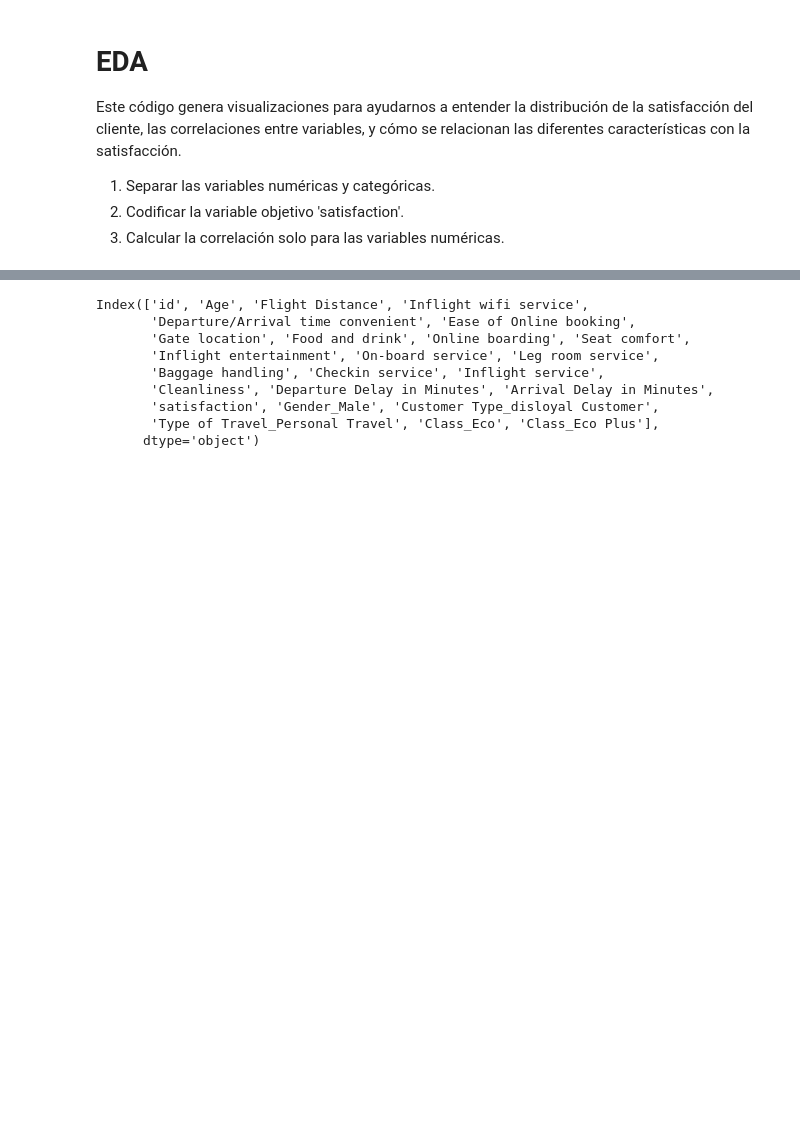
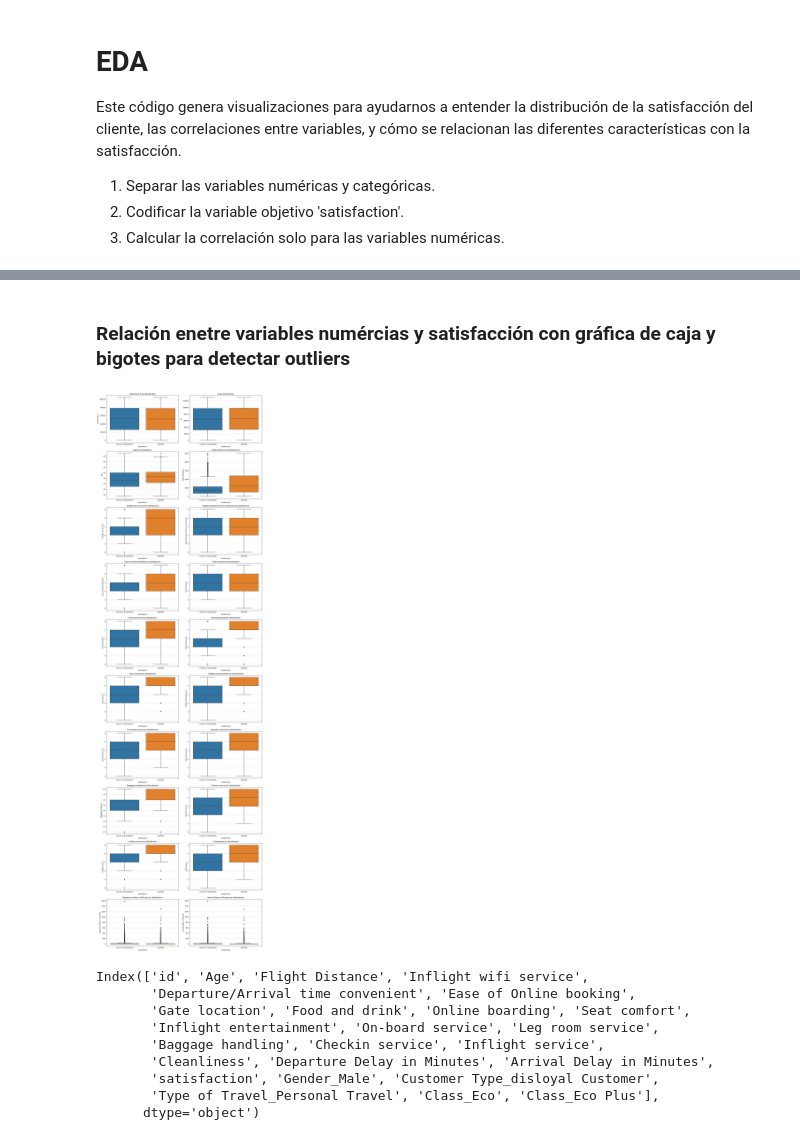
Before and after one commit to AI-School-F5-P3/F5-Aerolineas-G2, a Jupyter notebook: main.ipynb, the cells around one changed output, grey strips where cells are left out. Cells and saved outputs as stored; diff of their text form; code cells hidden in the pictures; blank space fills up the shorter version.

```diff
--- a/main.ipynb
+++ b/main.ipynb
@@ -157,0 +335,28 @@ for col in numeric_columns:
+# %% [markdown]
+### Relación enetre variables numércias y satisfacción con gráfica de caja y bigotes para detectar outliers
+# %%
+# Definir el número de filas y columnas (2 gráficos por fila)
+n_cols = 2
+n_rows = len(numeric_columns) // n_cols + (len(numeric_columns) % n_cols > 0)
+
+# Crear subplots
+fig, axes = plt.subplots(n_rows, n_cols, figsize=(15, 5 * n_rows))
+
+# Aplanar los ejes para que sean más fáciles de manejar
+axes = axes.flatten()
+
+# Graficar cada columna numérica
+for i, col in enumerate(numeric_columns):
+    sns.boxplot(data=df, x='satisfaction', y=col, ax=axes[i])
+    axes[i].set_title(f'{col} by Satisfaction')
+    axes[i].grid(True, axis='y', linestyle='--', alpha=0.7)
+
+# Eliminar gráficos sobrantes si hay un número impar de columnas
+for j in range(i + 1, len(axes)):
+    fig.delaxes(axes[j])
+
+# Ajustar el espaciado entre gráficos
+plt.tight_layout()
+plt.show()
+# %% [output]
+[figure, added]
```
Also changed, not shown: parts of 9 cells of this notebook.
